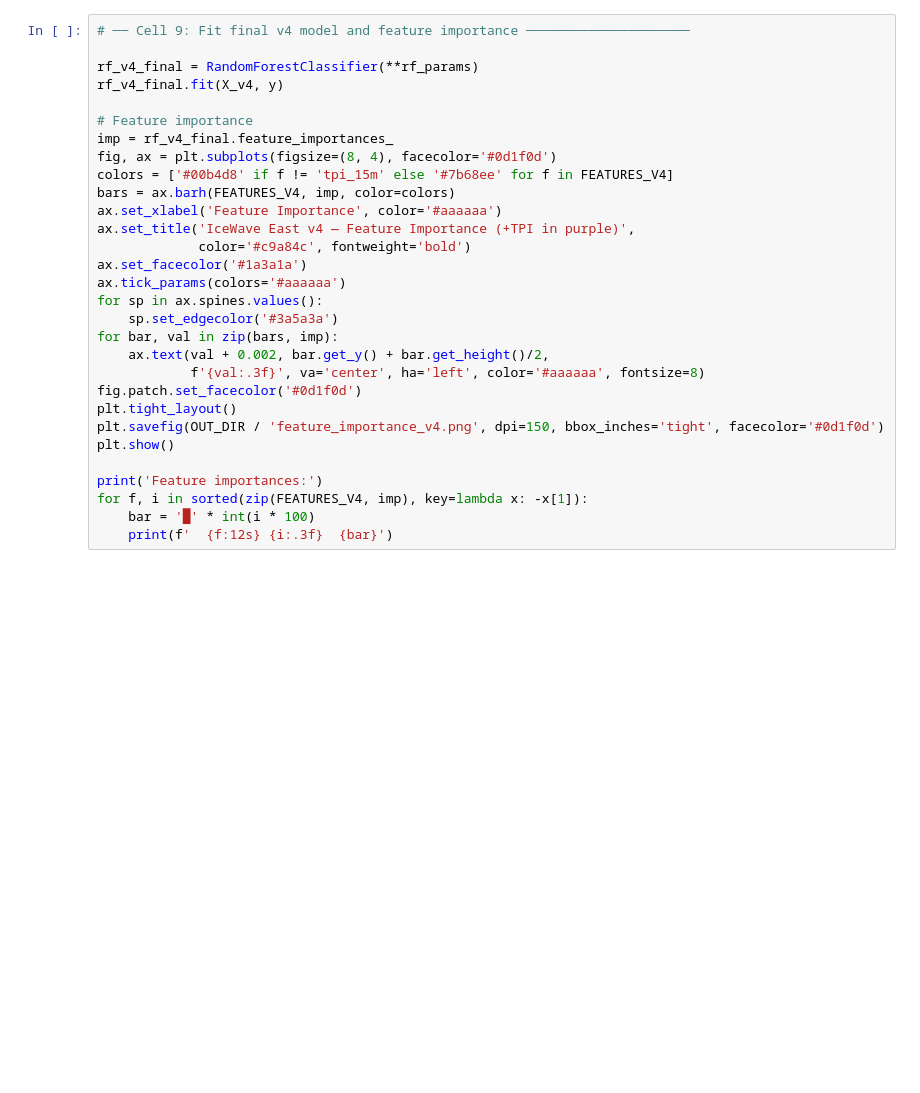
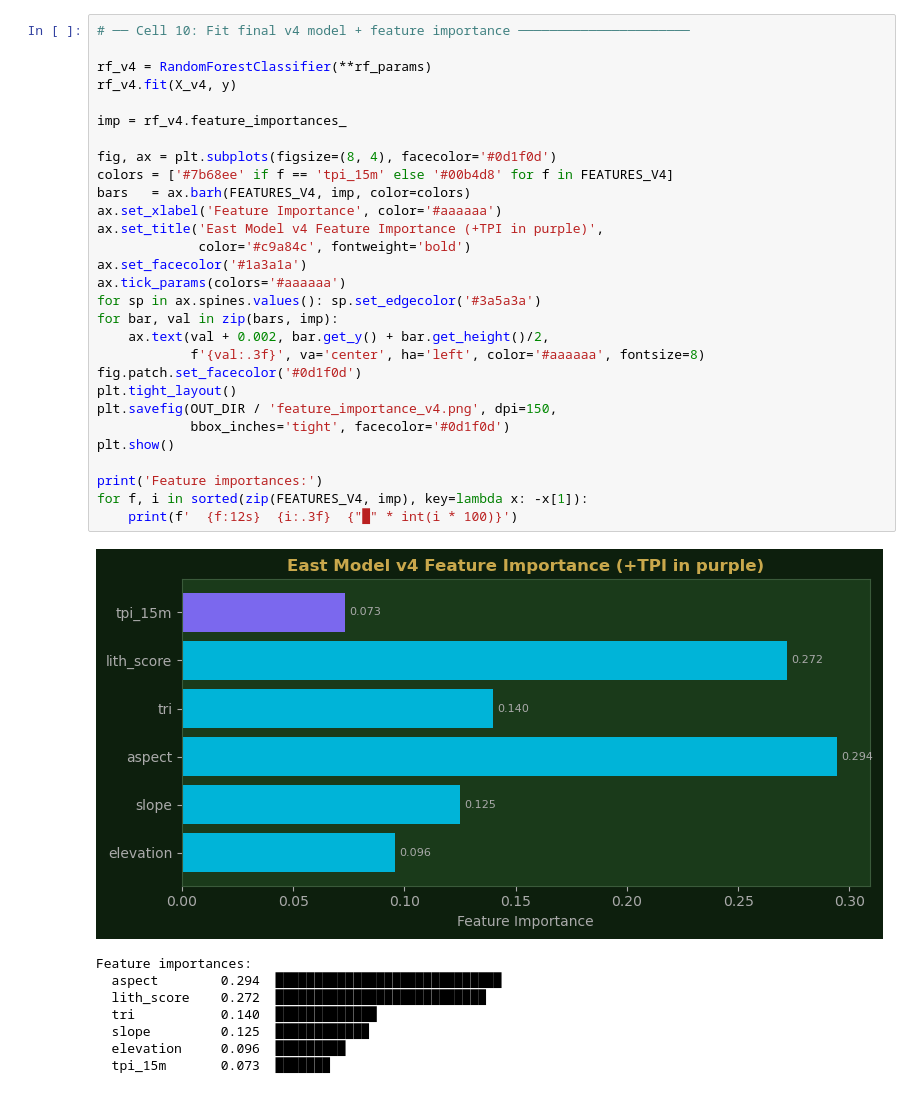
Before and after one commit to bdgroves/project_ice_wave, a Jupyter notebook: notebooks/06_east_model_v4_tpi.ipynb, the cells around one changed output. Cells and saved outputs as stored; diff of their text form; blank space fills up the shorter version.

```diff
--- a/notebooks/06_east_model_v4_tpi.ipynb
+++ b/notebooks/06_east_model_v4_tpi.ipynb
@@ -274,31 +481,39 @@ else:
 # %%
-# ── Cell 9: Fit final v4 model and feature importance ─────────────────────
+# ── Cell 10: Fit final v4 model + feature importance ──────────────────────
 
-rf_v4_final = RandomForestClassifier(**rf_params)
-rf_v4_final.fit(X_v4, y)
+rf_v4 = RandomForestClassifier(**rf_params)
+rf_v4.fit(X_v4, y)
 
-# Feature importance
-imp = rf_v4_final.feature_importances_
+imp = rf_v4.feature_importances_
+
 fig, ax = plt.subplots(figsize=(8, 4), facecolor='#0d1f0d')
-colors = ['#00b4d8' if f != 'tpi_15m' else '#7b68ee' for f in FEATURES_V4]
-bars = ax.barh(FEATURES_V4, imp, color=colors)
+colors = ['#7b68ee' if f == 'tpi_15m' else '#00b4d8' for f in FEATURES_V4]
+bars   = ax.barh(FEATURES_V4, imp, color=colors)
 ax.set_xlabel('Feature Importance', color='#aaaaaa')
-ax.set_title('IceWave East v4 — Feature Importance (+TPI in purple)',
+ax.set_title('East Model v4 Feature Importance (+TPI in purple)',
              color='#c9a84c', fontweight='bold')
 ax.set_facecolor('#1a3a1a')
 ax.tick_params(colors='#aaaaaa')
-for sp in ax.spines.values():
-    sp.set_edgecolor('#3a5a3a')
+for sp in ax.spines.values(): sp.set_edgecolor('#3a5a3a')
 for bar, val in zip(bars, imp):
     ax.text(val + 0.002, bar.get_y() + bar.get_height()/2,
             f'{val:.3f}', va='center', ha='left', color='#aaaaaa', fontsize=8)
 fig.patch.set_facecolor('#0d1f0d')
 plt.tight_layout()
-plt.savefig(OUT_DIR / 'feature_importance_v4.png', dpi=150, bbox_inches='tight', facecolor='#0d1f0d')
+plt.savefig(OUT_DIR / 'feature_importance_v4.png', dpi=150,
+            bbox_inches='tight', facecolor='#0d1f0d')
 plt.show()
 
 print('Feature importances:')
 for f, i in sorted(zip(FEATURES_V4, imp), key=lambda x: -x[1]):
-    bar = '█' * int(i * 100)
-    print(f'  {f:12s} {i:.3f}  {bar}')
+    print(f'  {f:12s}  {i:.3f}  {"█" * int(i * 100)}')
+# %% [output]
+[figure, added]
+Feature importances:
+  aspect        0.294  █████████████████████████████
+  lith_score    0.272  ███████████████████████████
+  tri           0.140  █████████████
+  slope         0.125  ████████████
+  elevation     0.096  █████████
+  tpi_15m       0.073  ███████
 # %%
```
Also changed, not shown: parts of 21 cells of this notebook, 5 other files.
